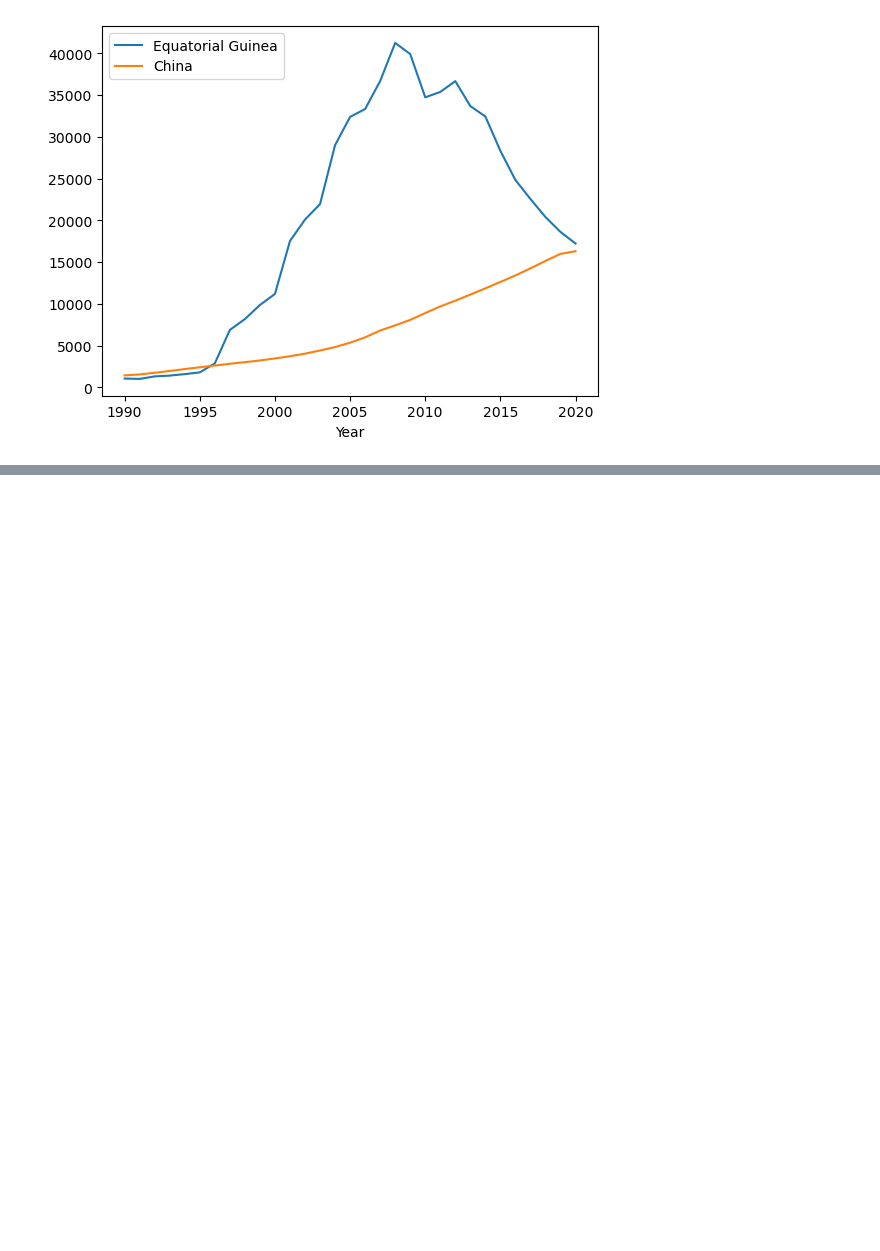
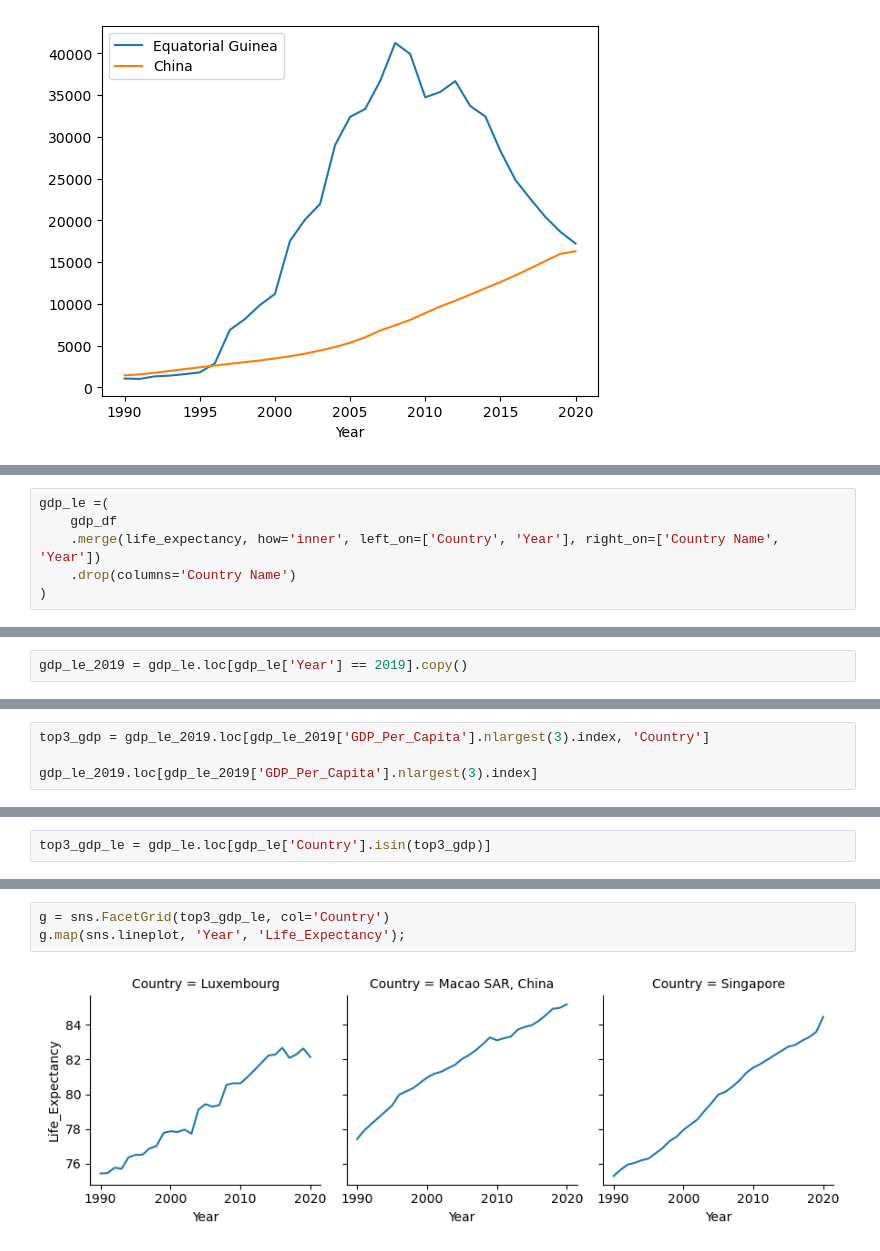
Before and after one commit to nss-data-science-cohort-7/un-exploration-tomoumer, a Jupyter notebook: notebooks/UN_Data_Exploration.ipynb, the cells around one changed output, grey strips where cells are left out. Cells and saved outputs as stored; diff of their text form; blank space fills up the shorter version.

```diff
--- a/notebooks/UN_Data_Exploration.ipynb
+++ b/notebooks/UN_Data_Exploration.ipynb
@@ -263,0 +279,6 @@ dtype: object
+# %%
+gdp_le =(
+    gdp_df
+    .merge(life_expectancy, how='inner', left_on=['Country', 'Year'], right_on=['Country Name', 'Year'])
+    .drop(columns='Country Name')
+)
@@ -263,0 +287,2 @@ dtype: object
+# %%
+gdp_le_2019 = gdp_le.loc[gdp_le['Year'] == 2019].copy()
@@ -263,0 +295,4 @@ dtype: object
+# %%
+top3_gdp = gdp_le_2019.loc[gdp_le_2019['GDP_Per_Capita'].nlargest(3).index, 'Country']
+
+gdp_le_2019.loc[gdp_le_2019['GDP_Per_Capita'].nlargest(3).index]
@@ -263,0 +304,2 @@ dtype: object
+# %%
+top3_gdp_le = gdp_le.loc[gdp_le['Country'].isin(top3_gdp)]
@@ -263,0 +322,5 @@ dtype: object
+# %%
+g = sns.FacetGrid(top3_gdp_le, col='Country')
+g.map(sns.lineplot, 'Year', 'Life_Expectancy');
+# %% [output]
+[figure, added]
```
Also changed, not shown: parts of 33 cells of this notebook.
